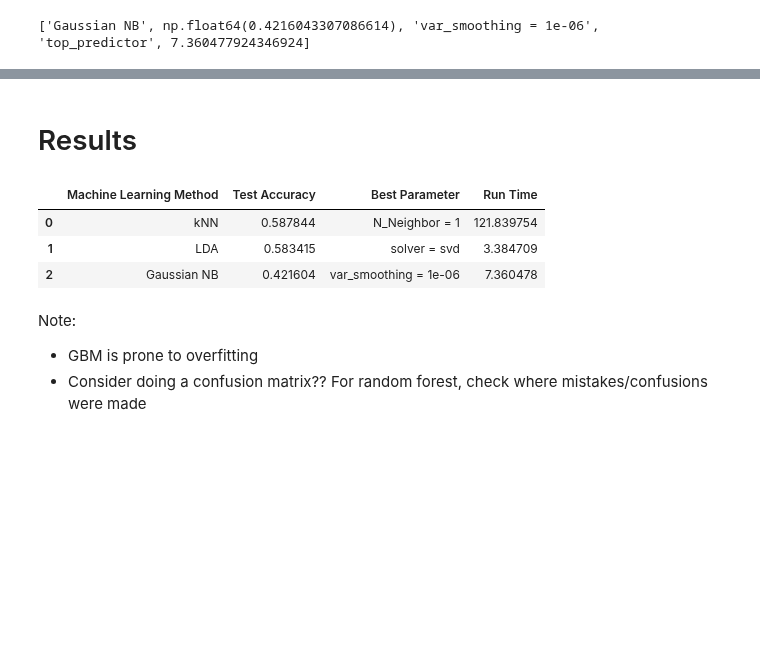
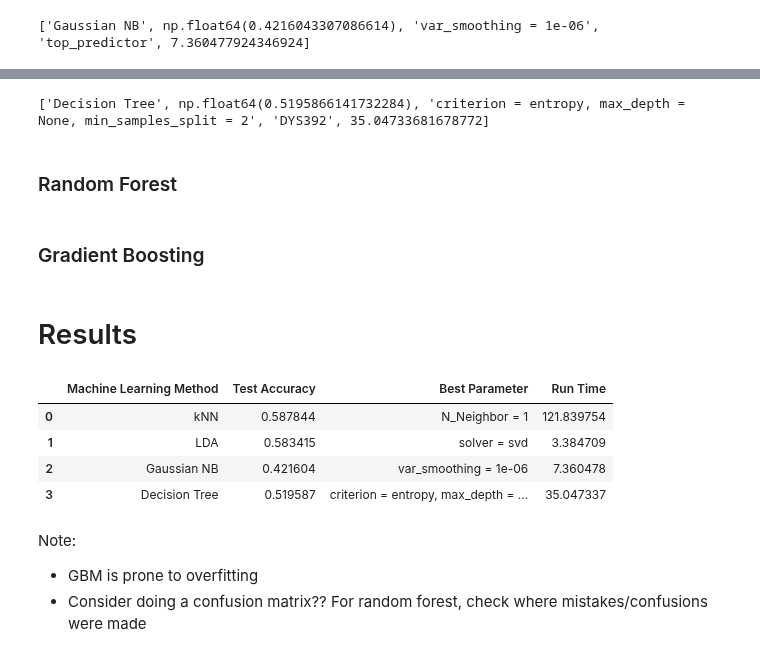
Before and after one commit to kibindy/LT8_final_project, a Jupyter notebook: LT8_Final_Project_Notebook.ipynb, the cells around one changed output, grey strips where cells are left out. Drawn from its saved outputs; the diff is of its cells as text; code cells hidden in the pictures; blank space fills up the shorter version.

Commit message:
Added Decision Tree

```diff
--- a/LT8_Final_Project_Notebook.ipynb
+++ b/LT8_Final_Project_Notebook.ipynb
@@ -311,19 +376,33 @@ print(gnb_df)
+# %%
+X = df.iloc[:, 6:]
+y = df.iloc[:, 0]
+
+dt_df = train_decision_tree(X, y)
+print(dt_df)
+# %% [output]
+['Decision Tree', np.float64(0.5195866141732284), 'criterion = entropy, max_depth = None, min_samples_split = 2', 'DYS392', 35.04733681678772]
+# %% [markdown]
+### Random Forest
+# %% [markdown]
+### Gradient Boosting
 # %% [markdown]
 # Results
 # %%
 automl_df = pd.DataFrame(columns=['Machine Learning Method', 'Test Accuracy', 'Best Parameter', 'Top Predictor Variable', 'Run Time'])
 
 automl_df.loc[0] = knn_df
 automl_df.loc[1] = lda_df
 automl_df.loc[2] = gnb_df
+automl_df.loc[3] = dt_df
 
 automl_df = automl_df.drop(columns='Top Predictor Variable')
 automl_df
 # %% [output]
 |  | Machine Learning Method | Test Accuracy | Best Parameter | Run Time |
 | 0 | kNN | 0.587844 | N_Neighbor = 1 | 121.839754 |
 | 1 | LDA | 0.583415 | solver = svd | 3.384709 |
 | 2 | Gaussian NB | 0.421604 | var_smoothing = 1e-06 | 7.360478 |
+| 3 | Decision Tree | 0.519587 | criterion = entropy, max_depth = ... | 35.047337 |
 # %% [markdown]
 Note:
 - GBM is prone to overfitting
```
Also changed, not shown: parts of 5 cells of this notebook.
